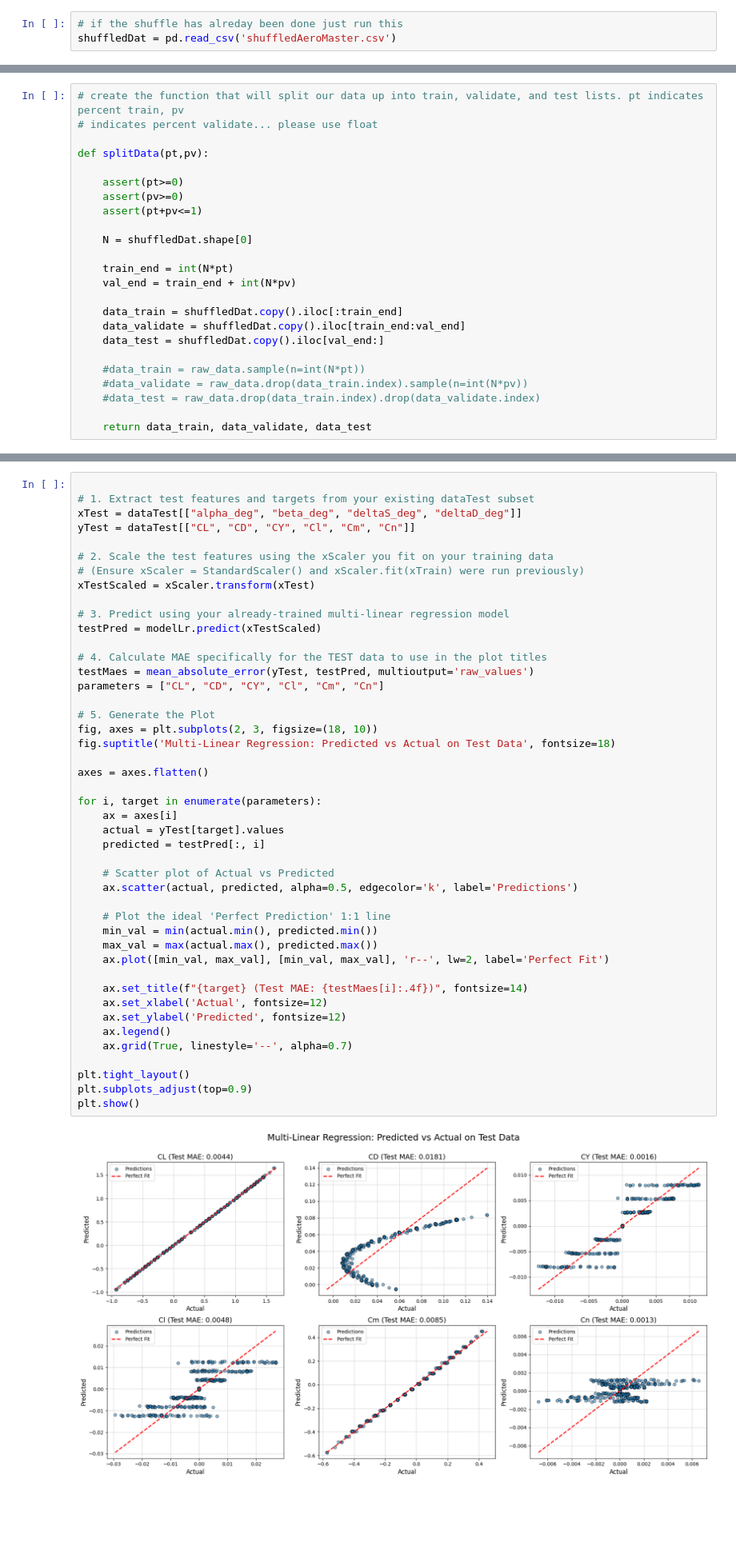
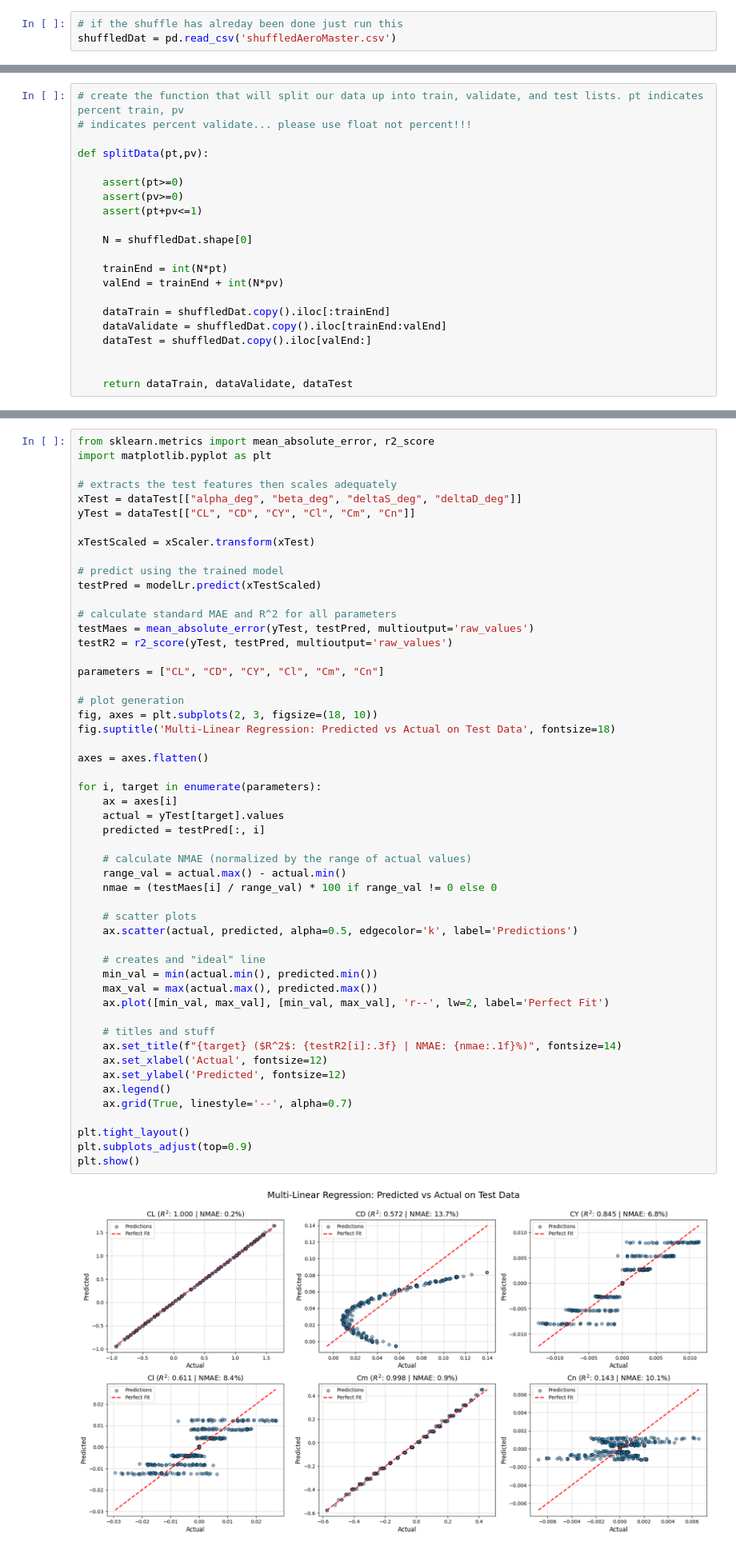
Before and after one commit to jadendew/E178-Project, a Jupyter notebook: E178ProjMain.ipynb, the cells around one changed output, grey strips where cells are left out. Shown at 80% size. Drawn from its saved outputs; the diff is of its cells as text; blank space fills up the shorter version.

Commit message:
Tidied up markdowns, and some code cells. Finished multi-linear regression model and evaluation

```diff
--- a/E178ProjMain.ipynb
+++ b/E178ProjMain.ipynb
@@ -66,6 +80,6 @@ shuffledDat = pd.read_csv('shuffledAeroMaster.csv')
 # %%
 # create the function that will split our data up into train, validate, and test lists. pt indicates percent train, pv
-# indicates percent validate... please use float
+# indicates percent validate... please use float not percent!!!
 
 def splitData(pt,pv):
 
@@ -75,16 +89,13 @@ def splitData(pt,pv):
 
     N = shuffledDat.shape[0]
 
-    train_end = int(N*pt)
-    val_end = train_end + int(N*pv)
+    trainEnd = int(N*pt)
+    valEnd = trainEnd + int(N*pv)
 
-    data_train = shuffledDat.copy().iloc[:train_end]
-    data_validate = shuffledDat.copy().iloc[train_end:val_end]
-    data_test = shuffledDat.copy().iloc[val_end:]
+    dataTrain = shuffledDat.copy().iloc[:trainEnd]
+    dataValidate = shuffledDat.copy().iloc[trainEnd:valEnd]
+    dataTest = shuffledDat.copy().iloc[valEnd:]
 
-    #data_train = raw_data.sample(n=int(N*pt))
-    #data_validate = raw_data.drop(data_train.index).sample(n=int(N*pv))
-    #data_test = raw_data.drop(data_train.index).drop(data_validate.index)
 
-    return data_train, data_validate, data_test
+    return dataTrain, dataValidate, dataTest
 # %%
@@ -148,47 +197,54 @@ Cn: 0.00119
 # %%
+from sklearn.metrics import mean_absolute_error, r2_score
+import matplotlib.pyplot as plt
 
-# 1. Extract test features and targets from your existing dataTest subset
+# extracts the test features then scales adequately
 xTest = dataTest[["alpha_deg", "beta_deg", "deltaS_deg", "deltaD_deg"]]
 yTest = dataTest[["CL", "CD", "CY", "Cl", "Cm", "Cn"]]
 
-# 2. Scale the test features using the xScaler you fit on your training data
-# (Ensure xScaler = StandardScaler() and xScaler.fit(xTrain) were run previously)
 xTestScaled = xScaler.transform(xTest)
 
-# 3. Predict using your already-trained multi-linear regression model
+# predict using the trained model
 testPred = modelLr.predict(xTestScaled)
 
-# 4. Calculate MAE specifically for the TEST data to use in the plot titles
+# calculate standard MAE and R^2 for all parameters
 testMaes = mean_absolute_error(yTest, testPred, multioutput='raw_values')
+testR2 = r2_score(yTest, testPred, multioutput='raw_values')
+
 parameters = ["CL", "CD", "CY", "Cl", "Cm", "Cn"]
 
-# 5. Generate the Plot
+# plot generation
 fig, axes = plt.subplots(2, 3, figsize=(18, 10))
 fig.suptitle('Multi-Linear Regression: Predicted vs Actual on Test Data', fontsize=18)
 
 axes = axes.flatten()
 
 for i, target in enumerate(parameters):
     ax = axes[i]
     actual = yTest[target].values
     predicted = testPred[:, i]
 
-    # Scatter plot of Actual vs Predicted
+    # calculate NMAE (normalized by the range of actual values)
+    range_val = actual.max() - actual.min()
+    nmae = (testMaes[i] / range_val) * 100 if range_val != 0 else 0
+
+    # scatter plots
     ax.scatter(actual, predicted, alpha=0.5, edgecolor='k', label='Predictions')
 
-    # Plot the ideal 'Perfect Prediction' 1:1 line
+    # creates and "ideal" line
     min_val = min(actual.min(), predicted.min())
     max_val = max(actual.max(), predicted.max())
     ax.plot([min_val, max_val], [min_val, max_val], 'r--', lw=2, label='Perfect Fit')
 
-    ax.set_title(f"{target} (Test MAE: {testMaes[i]:.4f})", fontsize=14)
+    # titles and stuff
+    ax.set_title(f"{target} ($R^2$: {testR2[i]:.3f} | NMAE: {nmae:.1f}%)", fontsize=14)
     ax.set_xlabel('Actual', fontsize=12)
     ax.set_ylabel('Predicted', fontsize=12)
     ax.legend()
     ax.grid(True, linestyle='--', alpha=0.7)
 
 plt.tight_layout()
 plt.subplots_adjust(top=0.9)
 plt.show()
 # %% [output]
-[figure, old version]
+[figure, new version]
```
Also changed, not shown: parts of 17 cells of this notebook.
